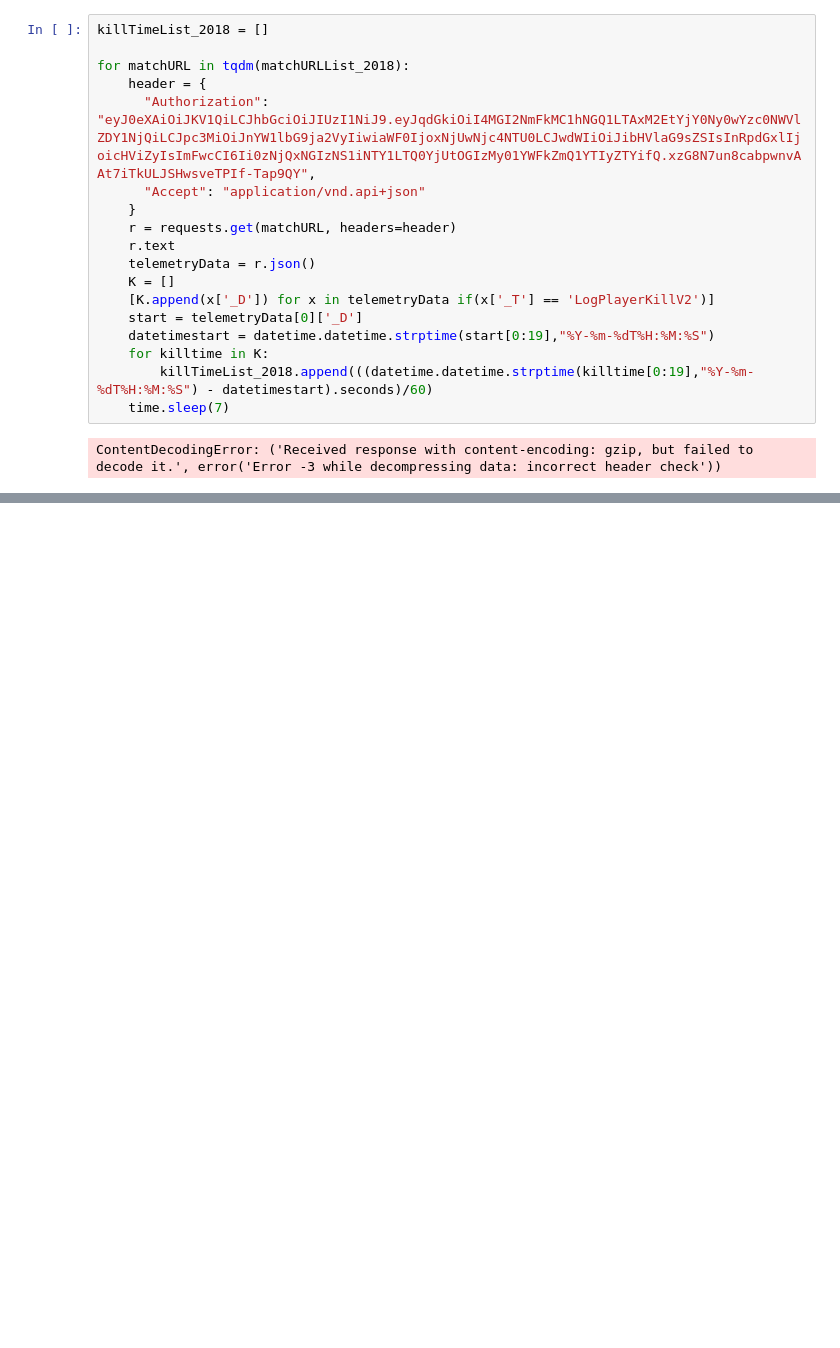
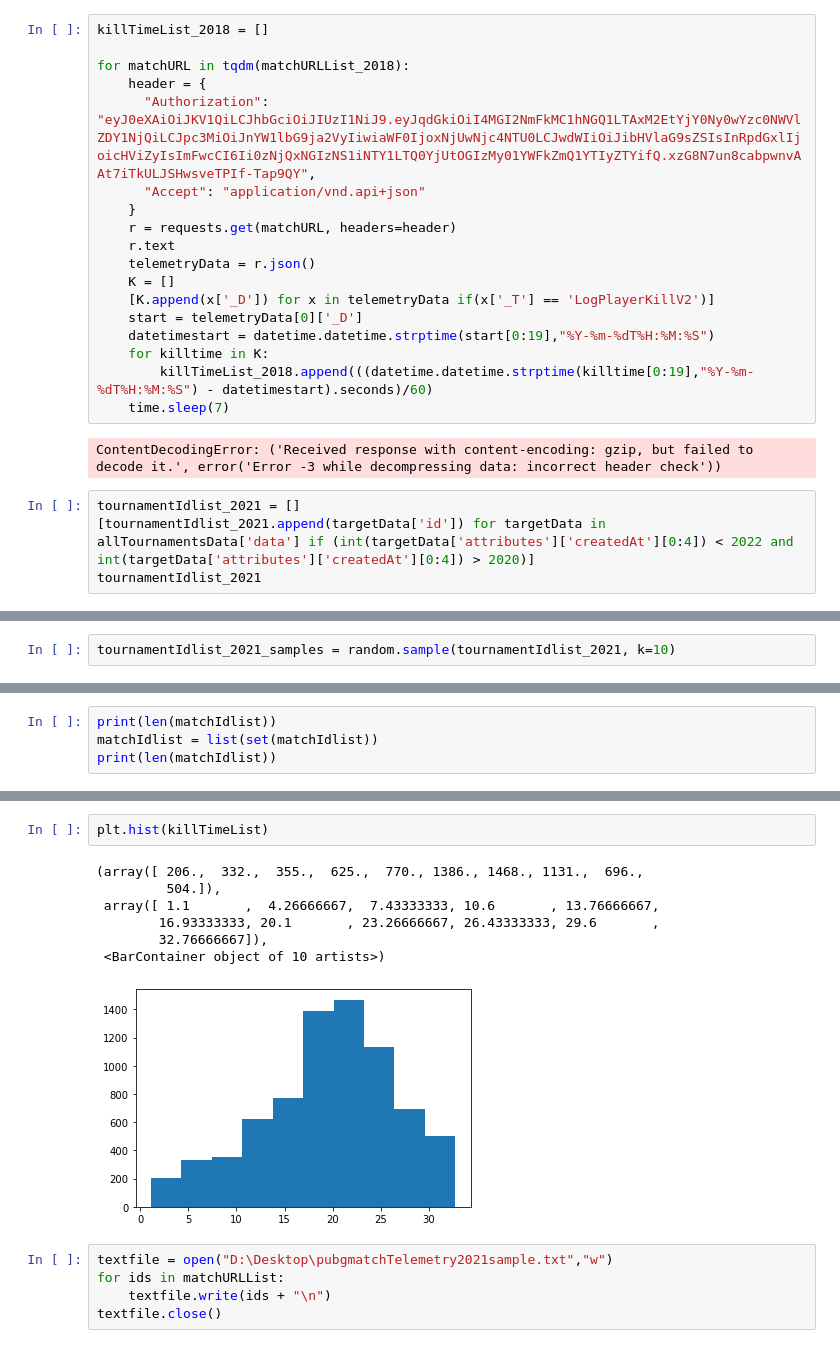
Before and after one commit to narwhal93/SearchPUBG, a Jupyter notebook: Battleground.ipynb, the cells around one changed output, grey strips where cells are left out. Cells and saved outputs as stored; diff of their text form; blank space fills up the shorter version.

```diff
--- a/Battleground.ipynb
+++ b/Battleground.ipynb
@@ -245,3 +245,7 @@ for matchURL in tqdm(matchURLList_2018):
     time.sleep(7)
 # %% [output]
 ContentDecodingError: ('Received response with content-encoding: gzip, but failed to decode it.', error('Error -3 while decompressing data: incorrect header check'))
+# %%
+tournamentIdlist_2021 = []
+[tournamentIdlist_2021.append(targetData['id']) for targetData in allTournamentsData['data'] if (int(targetData['attributes']['createdAt'][0:4]) < 2022 and int(targetData['attributes']['createdAt'][0:4]) > 2020)]
+tournamentIdlist_2021
@@ -247,0 +272,2 @@ ContentDecodingError: ('Received response with content-encoding: gzip, but faile
+# %%
+tournamentIdlist_2021_samples = random.sample(tournamentIdlist_2021, k=10)
@@ -247,0 +287,4 @@ ContentDecodingError: ('Received response with content-encoding: gzip, but faile
+# %%
+print(len(matchIdlist))
+matchIdlist = list(set(matchIdlist))
+print(len(matchIdlist))
@@ -247,0 +328,15 @@ ContentDecodingError: ('Received response with content-encoding: gzip, but faile
+# %%
+plt.hist(killTimeList)
+# %% [output]
+(array([ 206.,  332.,  355.,  625.,  770., 1386., 1468., 1131.,  696.,
+         504.]),
+ array([ 1.1       ,  4.26666667,  7.43333333, 10.6       , 13.76666667,
+        16.93333333, 20.1       , 23.26666667, 26.43333333, 29.6       ,
+        32.76666667]),
+ <BarContainer object of 10 artists>)
+[figure, added]
+# %%
+textfile = open("D:\Desktop\pubgmatchTelemetry2021sample.txt","w")
+for ids in matchURLList:
+    textfile.write(ids + "\n")
+textfile.close()
```
Also changed, not shown: parts of 20 cells of this notebook, 1 other file.
